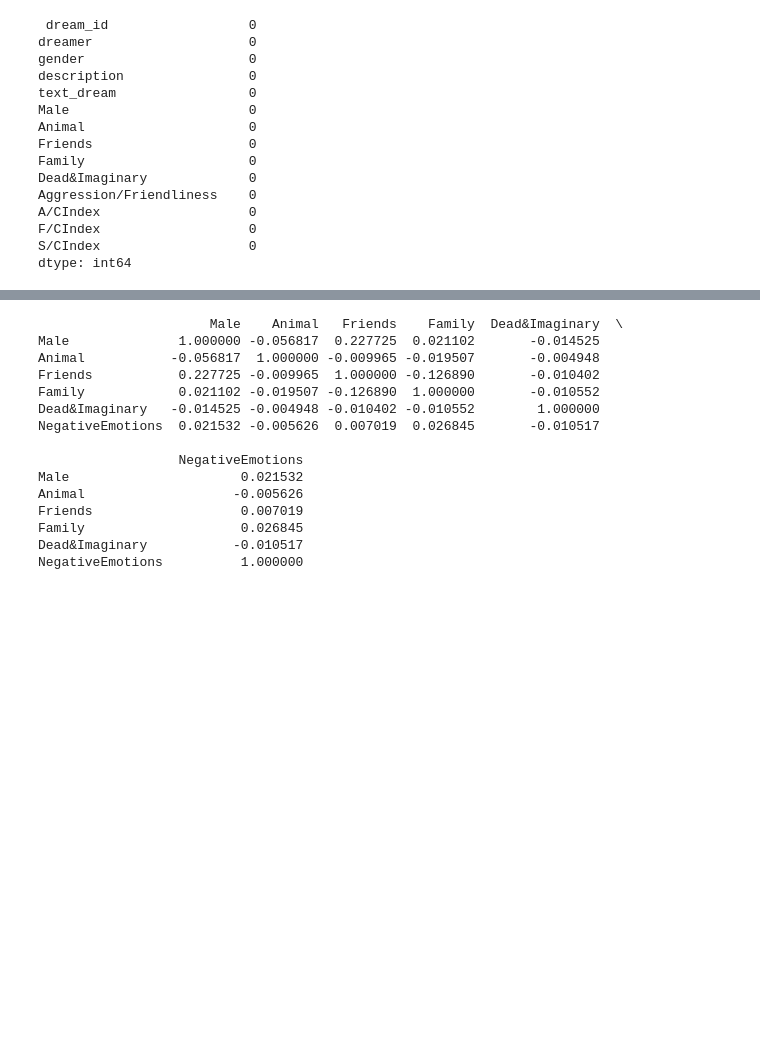
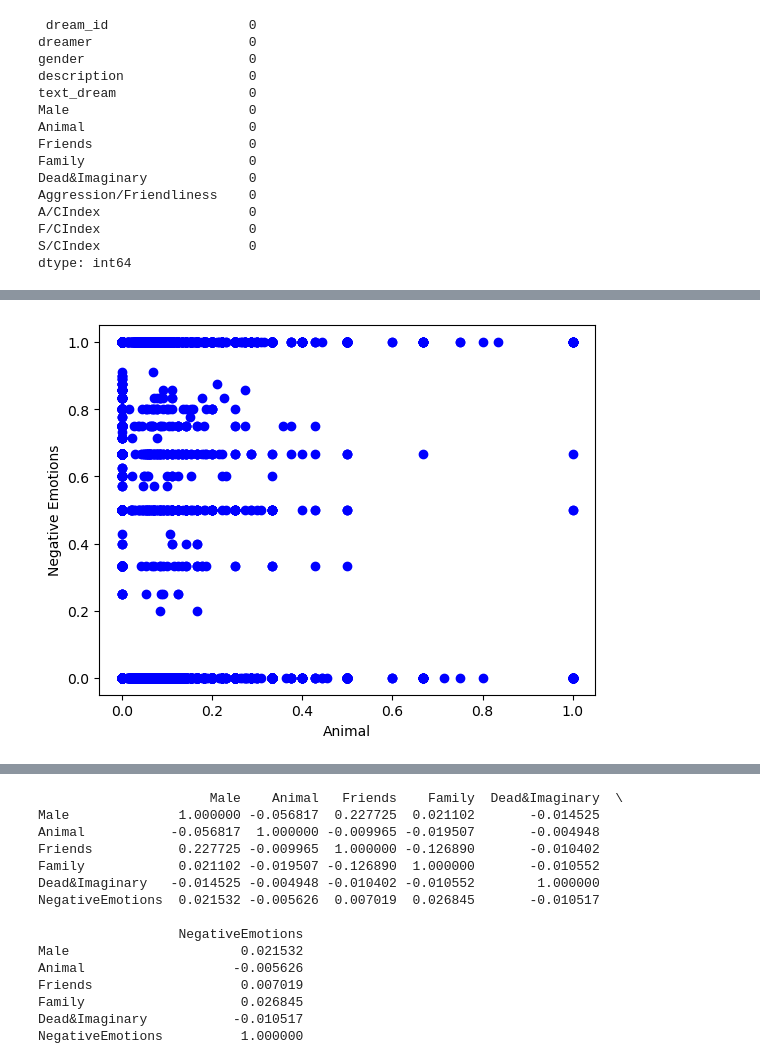
Before and after one commit to erika-ld/CPSC483-Machine-Learning-Project, a Jupyter notebook: data_preprocessing.ipynb, the cells around one changed output, grey strips where cells are left out. Drawn from its saved outputs; the diff is of its cells as text; code cells hidden in the pictures; blank space fills up the shorter version.

```diff
--- a/data_preprocessing.ipynb
+++ b/data_preprocessing.ipynb
@@ -206,0 +203,7 @@ plt.show()
+# %%
+plt.xlabel("Animal")
+plt.ylabel("Negative Emotions")
+plt.scatter(X_train['Animal'], y_train, color = 'blue')
+plt.show()
+# %% [output]
+[figure, added]
```
Also changed, not shown: parts of 4 cells of this notebook.
